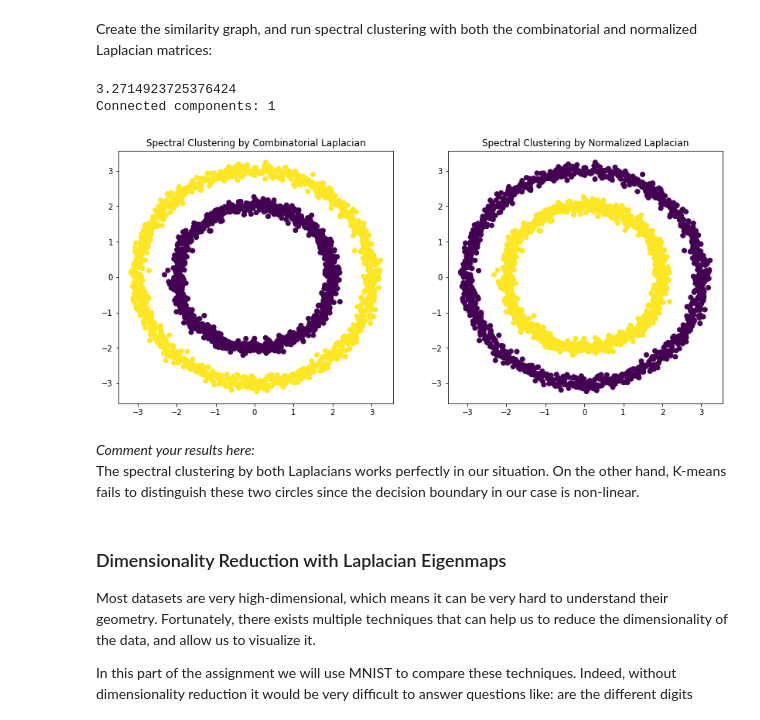
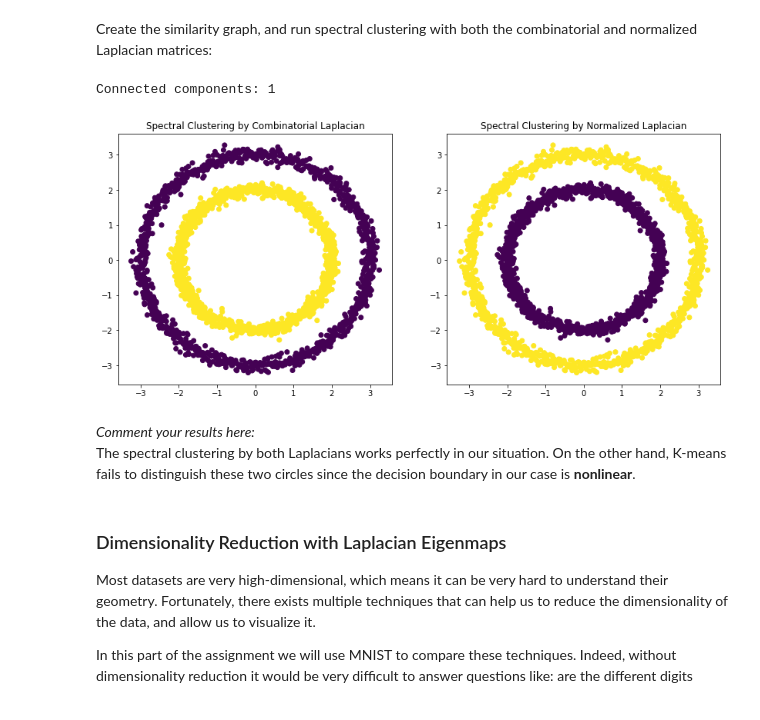
Before and after one commit to xiaohai12/ntds2019, a Jupyter notebook: assignments/2_learning_with_graphs.ipynb, the cells around one changed output. Cells and saved outputs as stored; diff of their text form; code cells hidden in the pictures.

```diff
--- a/assignments/2_learning_with_graphs.ipynb
+++ b/assignments/2_learning_with_graphs.ipynb
@@ -75,10 +78,9 @@ def epsilon_similarity_graph(X: np.ndarray, sigma=None, epsilon=0):
     W = np.array([np.sum((X[i] - X)**2, axis = 1) for i in range(X.shape[0])])
     typical_dist = np.mean(np.sqrt(W))
     # print(np.mean(W))
-    c = 1.0
+    c = 0.35
     if sigma == None:
-        sigma = (typical_dist **2) * c
-    print(typical_dist)
+        sigma = typical_dist * c
 
     mask = W >= epsilon
 
@@ -87,7 +89,7 @@ def epsilon_similarity_graph(X: np.ndarray, sigma=None, epsilon=0):
     adjacency -= np.diag(np.diag(adjacency))
     return adjacency
 # %%
-adjacency = epsilon_similarity_graph(X, sigma=1.0, epsilon=1.0)
+adjacency = epsilon_similarity_graph(X, sigma=None, epsilon=1.0)
 plt.spy(adjacency)
 plt.show()
 # %% [output]
@@ -327,30 +306,29 @@ plt.show()
 Create the similarity graph, and run spectral clustering with both the combinatorial and normalized Laplacian matrices:
 # %%
 # Your code here
-adjacency = epsilon_similarity_graph(X, sigma=1.0, epsilon= 0.2)
+adjacency = epsilon_similarity_graph(X, sigma=None, epsilon= 0.2)
 # plt.spy(adjacency)
 # plt.show()
 f, axes = plt.subplots(1, 2, figsize=(14, 6))
 spectral_clustering = SpectralClustering(n_classes=2, normalize=False)
 y_pred = spectral_clustering.fit_predict(adjacency)
 axes[0].scatter(X[:, 0], X[:, 1], c=y_pred)
 axes[0].set_title('Spectral Clustering by Combinatorial Laplacian')
 
 spectral_clustering = SpectralClustering(n_classes=2, normalize=True)
 y_pred = spectral_clustering.fit_predict(adjacency)
 axes[1].scatter(X[:, 0], X[:, 1], c=y_pred)
 axes[1].set_title('Spectral Clustering by Normalized Laplacian')
 
 laplacian = compute_laplacian(adjacency, normalize = True)
 lamb, U = np.linalg.eigh(laplacian)
 print("Connected components:", compute_number_connected_components(lamb, threshold=1e-12))
 # %% [output]
-3.2714923725376424
 Connected components: 1
-[figure, old version]
+[figure, new version]
 # %% [markdown]
 *Comment your results here:*
-The spectral clustering by both Laplacians works perfectly in our situation. On the other hand, K-means fails to distinguish these two circles since the decision boundary in our case is non-linear.
+The spectral clustering by both Laplacians works perfectly in our situation. On the other hand, K-means fails to distinguish these two circles since the decision boundary in our case is **nonlinear**.
 # %% [markdown]
 ### Dimensionality Reduction with Laplacian Eigenmaps
 
```
Also changed, not shown: parts of 76 cells of this notebook.
